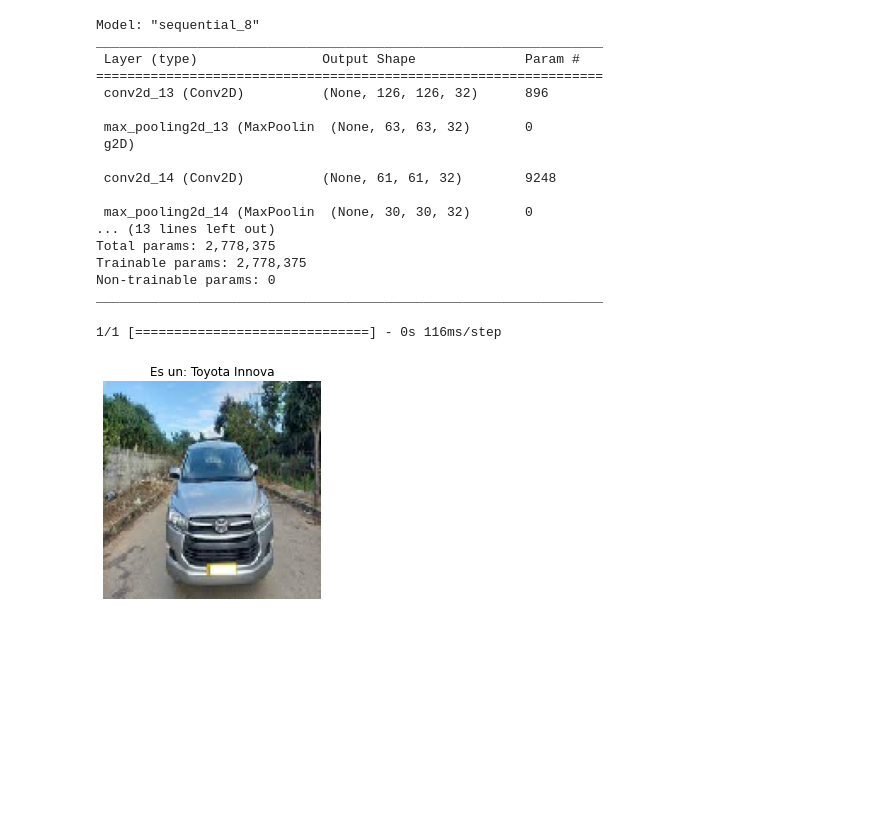
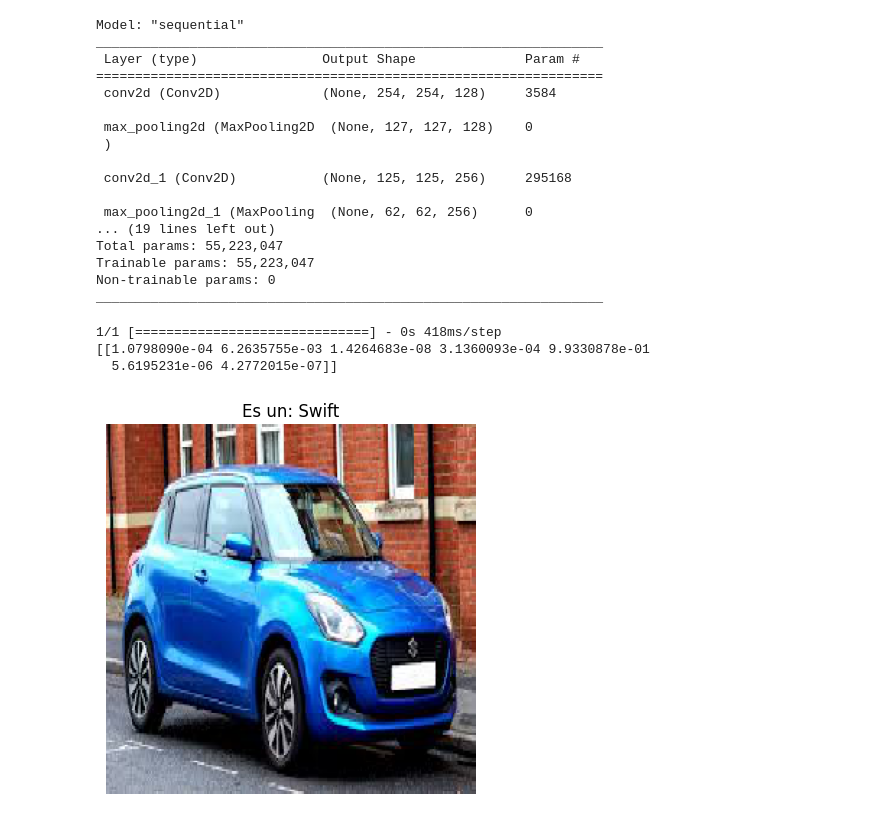
Before and after one commit to Keyuan01/TC3003B_M2, a Jupyter notebook: visualizacion.ipynb, the cells around one changed output. Saved outputs shown, nothing was run; the diff lists cells and outputs as text; code cells hidden in the pictures; blank space fills up the shorter version.

Commit message:
modelo 1 2 3 y reporte final

```diff
--- a/visualizacion.ipynb
+++ b/visualizacion.ipynb
@@ -8,35 +19,43 @@ import matplotlib.pyplot as plt
 # %%
-model = keras.models.load_model('./model1.h5')
+model = keras.models.load_model('./model3.h5')
 # %%
 model.summary()
 # %% [output]
-Model: "sequential_8"
+Model: "sequential"
 _________________________________________________________________
  Layer (type)                Output Shape              Param #
 =================================================================
- conv2d_13 (Conv2D)          (None, 126, 126, 32)      896
+ conv2d (Conv2D)             (None, 254, 254, 128)     3584
 
- max_pooling2d_13 (MaxPoolin  (None, 63, 63, 32)       0
- g2D)
+ max_pooling2d (MaxPooling2D  (None, 127, 127, 128)    0
+ )
 
- conv2d_14 (Conv2D)          (None, 61, 61, 32)        9248
+ conv2d_1 (Conv2D)           (None, 125, 125, 256)     295168
 
- max_pooling2d_14 (MaxPoolin  (None, 30, 30, 32)       0
-... (13 lines left out)
-Total params: 2,778,375
-Trainable params: 2,778,375
+ max_pooling2d_1 (MaxPooling  (None, 62, 62, 256)      0
+... (19 lines left out)
+Total params: 55,223,047
+Trainable params: 55,223,047
 Non-trainable params: 0
 _________________________________________________________________
 # %%
 def predict(dir):
     # img = cv2.imread('./test/Audi/23.jpg')
-    image = load_img(dir, target_size=(128,128))
+    # Modelo 1
+    # image = load_img(dir, target_size=(128,128))
+    # Modelo 2
+    # image = load_img(dir, target_size=(128,128))
+    # Modelo 3
+    image = load_img(dir, target_size=(256,256))
+
     img = np.array(image)
     img = img/255.0
-    img = img.reshape(1,128,128,3)
+    # # # # # # # # # # # # # # # # # #
+    img = img.reshape(1,256,256,3)
+    # # # # # # # # # # # # # # # # # #
     arr = model.predict(img)
     # name = ["Audi", "Hyundai Creta", "Mahindra Scorpio", "Rolls Royce", "Swift", "Tata Safari", "Toyota Innova"]
-    # print(arr)
+    print(arr)
     plt.imshow(image)
     plt.axis("off")
     plt.title("Es un: "+ mayor(arr))
@@ -52,7 +71,9 @@ def mayor(lista):
         i = i + 1
     return car
 # %%
-predict('./dataset/test/Toyota Innova/16.jpg')
+predict('./dataset/test/Swift/25.jpg')
 # %% [output]
-1/1 [==============================] - 0s 116ms/step
+1/1 [==============================] - 0s 418ms/step
+[[1.0798090e-04 6.2635755e-03 1.4264683e-08 3.1360093e-04 9.9330878e-01
+  5.6195231e-06 4.2772015e-07]]
-[figure, old version]
+[figure, new version]
```
Also changed, not shown: parts of 3 cells of this notebook, 6 other files.
